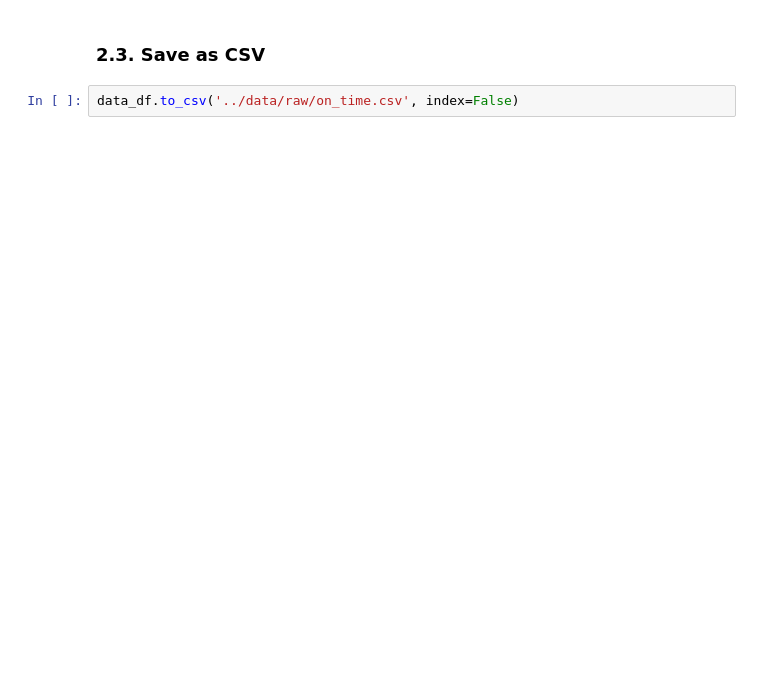
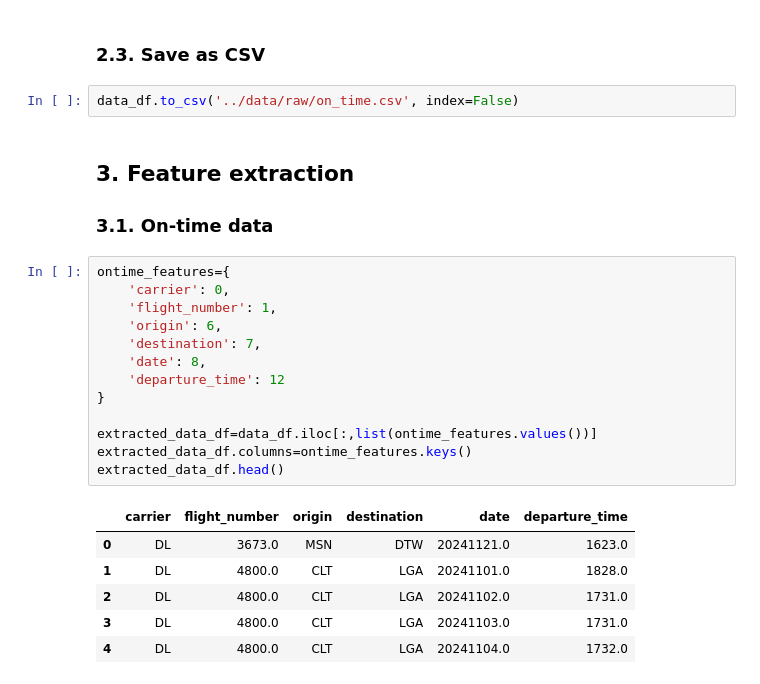
Before and after one commit to 4GeeksAcademy/maps-aviation_final_project, a Jupyter notebook: src/data_acquisition.ipynb, the cells around one changed output. Drawn from its saved outputs; the diff is of its cells as text; blank space fills up the shorter version.

```diff
--- a/src/data_acquisition.ipynb
+++ b/src/data_acquisition.ipynb
@@ -97,3 +121,27 @@ memory usage: 1.7+ GB
 ### 2.3. Save as CSV
 # %%
 data_df.to_csv('../data/raw/on_time.csv', index=False)
+# %% [markdown]
+## 3. Feature extraction
+
+### 3.1. On-time data
+# %%
+ontime_features={
+    'carrier': 0,
+    'flight_number': 1,
+    'origin': 6,
+    'destination': 7,
+    'date': 8,
+    'departure_time': 12
+}
+
+extracted_data_df=data_df.iloc[:,list(ontime_features.values())]
+extracted_data_df.columns=ontime_features.keys()
+extracted_data_df.head()
+# %% [output]
+|  | carrier | flight_number | origin | destination | date | departure_time |
+| 0 | DL | 3673.0 | MSN | DTW | 20241121.0 | 1623.0 |
+| 1 | DL | 4800.0 | CLT | LGA | 20241101.0 | 1828.0 |
+| 2 | DL | 4800.0 | CLT | LGA | 20241102.0 | 1731.0 |
+| 3 | DL | 4800.0 | CLT | LGA | 20241103.0 | 1731.0 |
+| 4 | DL | 4800.0 | CLT | LGA | 20241104.0 | 1732.0 |
```
Also changed, not shown: parts of 3 cells of this notebook.
